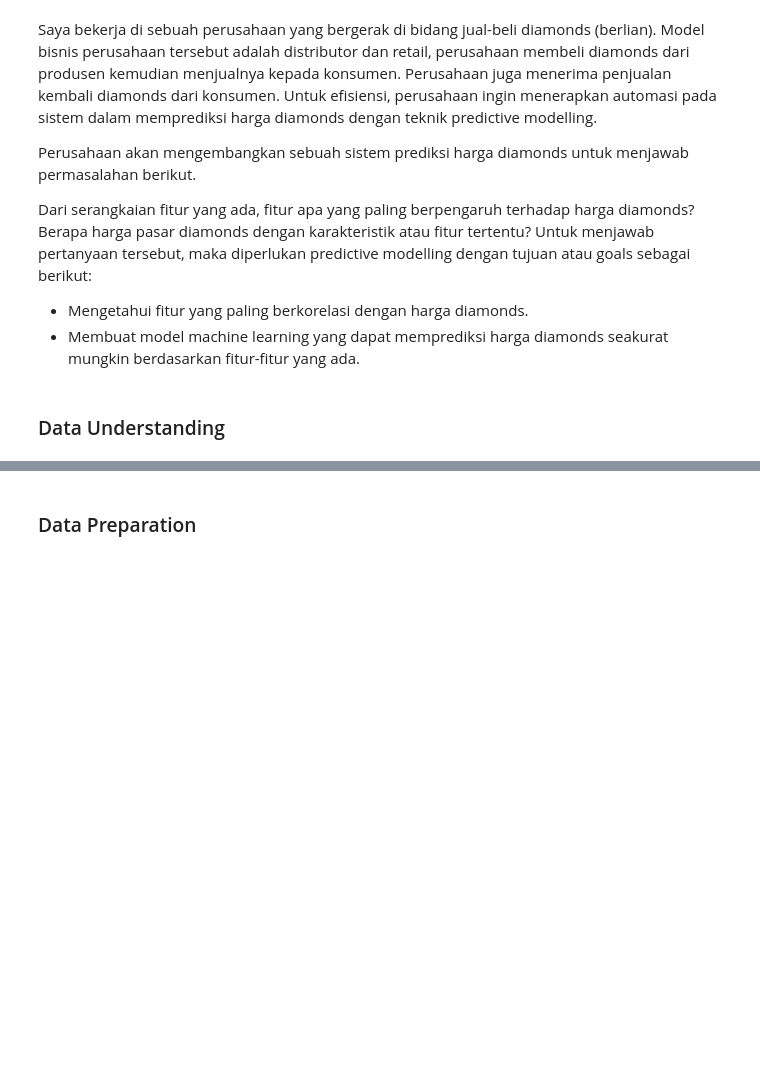
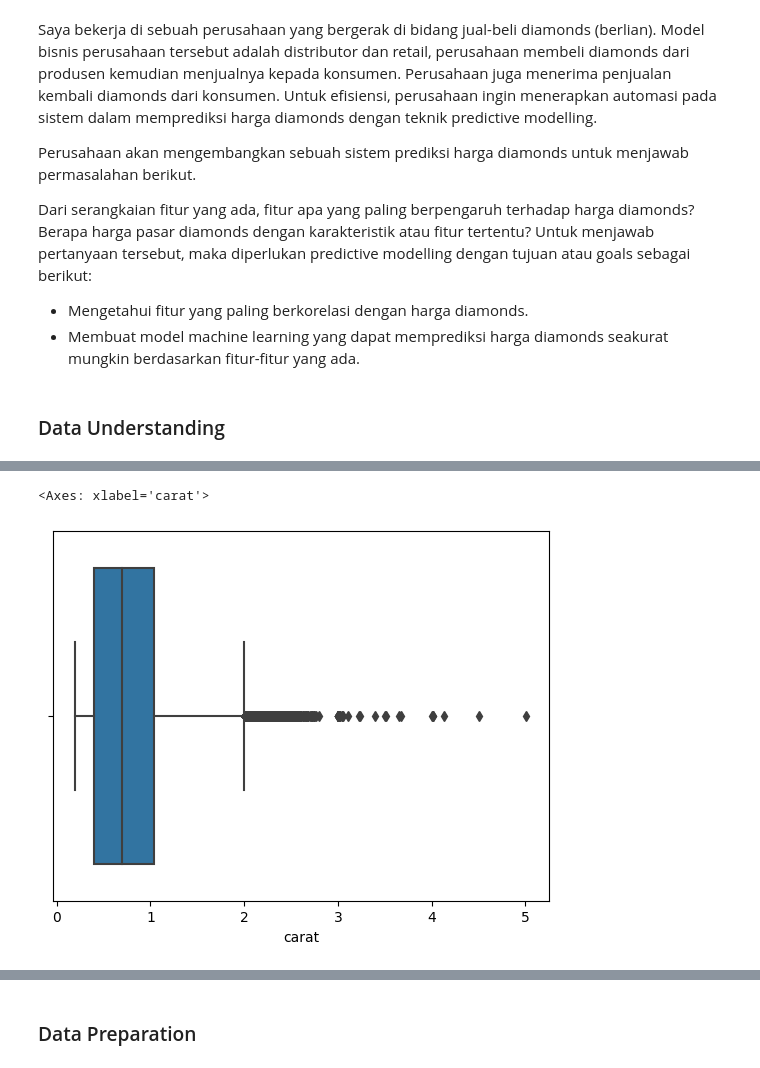
Before and after one commit to SyarifulMsth/coba121, a Jupyter notebook: Predicting_Diamond_Prices.ipynb, the cells around one changed output, grey strips where cells are left out. Cells and saved outputs as stored; diff of their text form; code cells hidden in the pictures; blank space fills up the shorter version.

```diff
--- a/Predicting_Diamond_Prices.ipynb
+++ b/Predicting_Diamond_Prices.ipynb
@@ -39,0 +144,6 @@ diamonds
+# %%
+# Drop baris dengan nilai 'x', 'y', dan 'z' = 0
+diamonds = diamonds.loc[(diamonds[['x','y','z']]!=0).all(axis=1)]
+
+# Cek ukuran data untuk memastikan baris sudah di-drop
+diamonds.shape
@@ -39,0 +164,6 @@ diamonds
+# %%
+# data visualization boxplot outliers
+sns.boxplot(x=diamonds['carat'])
+# %% [output]
+<Axes: xlabel='carat'>
+[figure, added]
```
Also changed, not shown: parts of 22 cells of this notebook.
